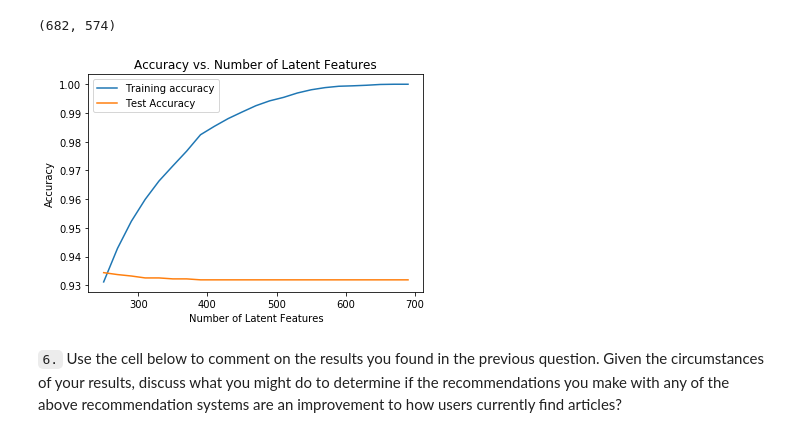
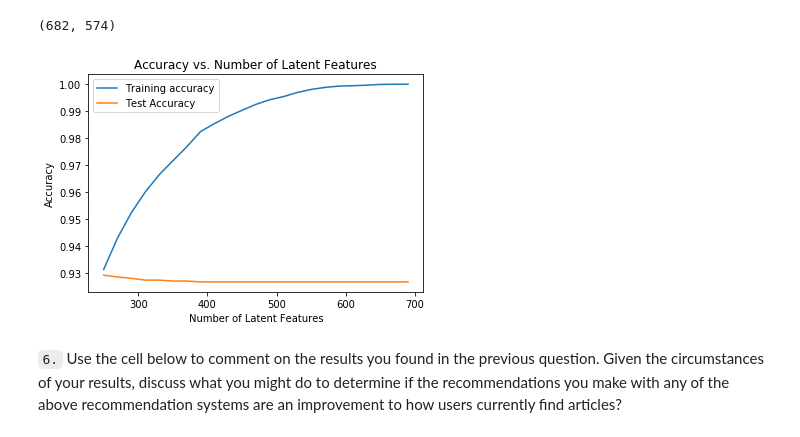
Before and after one commit to RanaMK/Udacity-Nanodegree, a Jupyter notebook: Recommendation with IBM/Recommendations_with_IBM.ipynb, the cells around one changed output. Drawn from its saved outputs; the diff is of its cells as text; code cells hidden in the pictures.

```diff
--- a/Recommendation with IBM/Recommendations_with_IBM.ipynb
+++ b/Recommendation with IBM/Recommendations_with_IBM.ipynb
@@ -811,6 +816,12 @@ u_test.shape, vt_test.shape
 user_item_test.shape
 # %% [output]
 (682, 574)
+# %%
+train_idx = user_item_train.index
+common_users_ids = list(set(train_idx)&set(test_idx)) #users in both train and test set
+common_cols = user_item_train.title.columns.intersection(test_arts)
+# %%
+user_item_test = user_item_test.loc[common_users_ids]
 # %%
 num_latent_feats = np.arange(10,700+10,20)
 test_sum_errs = []
@@ -820,35 +831,35 @@ for k in num_latent_feats:
     # restructure with k latent features
     s_new, u_new, vt_new = np.diag(s_train[:k]), u_train[:, :k], vt_train[:k, :]
     u_test_new, vt_test_new = u_test[:, :k], vt_test[:k, :]
 
     # take dot product
     user_item_test_est = np.around(np.dot(np.dot(u_test_new, s_new), vt_test_new))
 
     user_item_train_est = np.around(np.dot(np.dot(u_new, s_new), vt_new))
 
     # compute error for each prediction to actual value
-    test_diffs = np.subtract(user_item_test.loc[user_item_matrix.loc[common_users,:].index,:], user_item_test_est)
+    test_diffs = np.subtract(user_item_test.loc[user_item_matrix.loc[common_users_ids,:].index,:], user_item_test_est)
 
     train_diffs = np.subtract(user_item_train, user_item_train_est)
 
 
     # total errors and keep track of them
     test_err = np.sum(np.sum(np.abs(test_diffs)))
     test_sum_errs.append(test_err)
 
     train_err = np.sum(np.sum(np.abs(train_diffs)))
     train_sum_errs.append(train_err)
 
 
 plt.plot(num_latent_feats[12:], 1 - np.array(train_sum_errs)[12:]/df_train.shape[0]);
 plt.plot(num_latent_feats[12:], 1 - np.array(test_sum_errs)[12:]/df_test.shape[0]);
 
 plt.xlabel('Number of Latent Features');
 plt.ylabel('Accuracy');
 plt.title('Accuracy vs. Number of Latent Features');
 plt.legend(['Training accuracy', 'Test Accuracy']);
 # %% [output]
-[figure, old version]
+[figure, new version]
 # %% [markdown]
 `6.` Use the cell below to comment on the results you found in the previous question. Given the circumstances of your results, discuss what you might do to determine if the recommendations you make with any of the above recommendation systems are an improvement to how users currently find articles?
 # %% [markdown]
```
Also changed, not shown: parts of 10 cells of this notebook.
